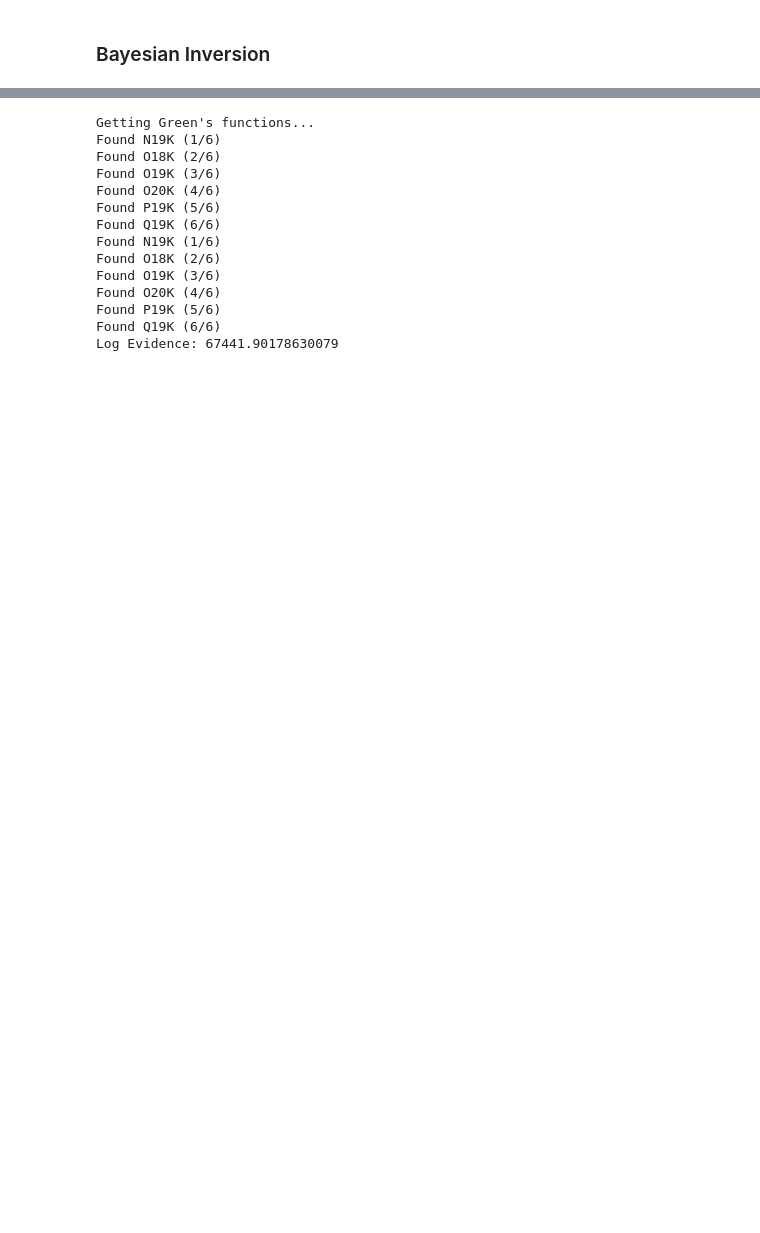
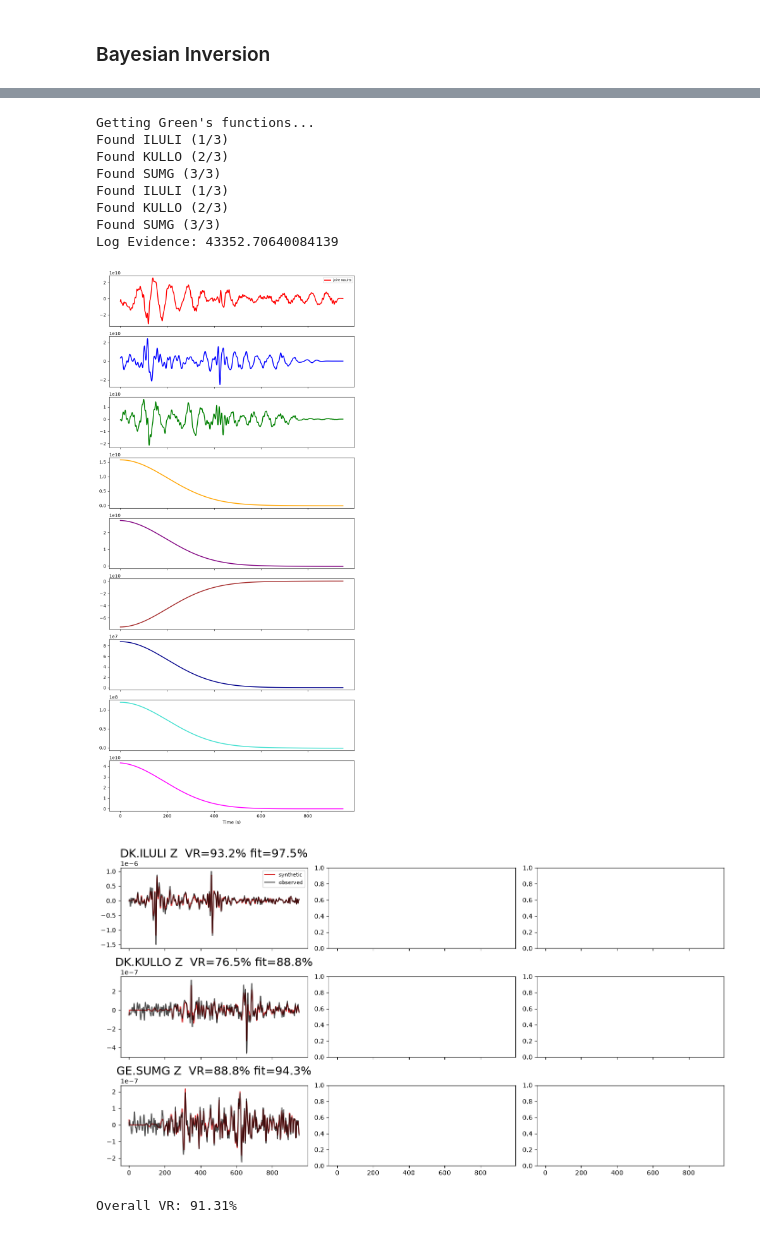
Before and after one commit to nia-marwaha/force_moment_inversion, a Jupyter notebook: real_data_example.ipynb, the cells around one changed output, grey strips where cells are left out. Saved outputs shown, nothing was run; the diff lists cells and outputs as text; code cells hidden in the pictures; blank space fills up the shorter version.

```diff
--- a/real_data_example.ipynb
+++ b/real_data_example.ipynb
@@ -247,47 +245,44 @@ Log Evidence: 63007.75499137881
 test = LSForce(data=data, data_sampling_rate=1, main_folder=main_folder)
 
 
 test.setup(
     period_range=PERIOD_RANGE,
     syngine_model='iasp91_2s',
     source_type='both',
     skip_datafilter=True
 )
 dt=1
 nugget=1e-8
 force_mag=5e10
 theta=299
 uncertainty_f=[.1, .1, .1]
 uncertainty_m=0.1
 mw=2.8
 corr_length_f=10
 corr_length_m=200
 n = test.G.shape[1]
 m_prior = np.zeros(n)
 m_both, Cm_post_both, _, _, _, bic_both, evidence_b=joint_bayesian(test, theta, force_mag, mw, uncertainty_f, uncertainty_m, dt, nugget, corr_length_f, corr_length_m, m_prior, noise_variances);
 component_labels = ['Z', 'N', 'E', 'Mrr', 'Mtt', 'Mpp', 'Mrt', 'Mrp', 'Mtp']
 given=[fake_force_z, fake_force_n, fake_force_e, fake_mrr, fake_mtt, fake_mpp, fake_mrt, fake_mrp, fake_mtp]
 joint_plots(component_labels, m_both, m_force, m_moment, Cm_post_both, dt, given, test='no');
 
 components = ['Z', 'R', 'T']
 st_obs_filt = test.data.st_proc.copy()
 stations = sorted(set((tr.stats.network, tr.stats.station) for tr in st_obs_filt))
-single_bayesian_forward(test, m_both, stations, components, st_obs_filt, 950);
+comparison(test, m_both, stations, components, st_obs_filt, 950);
 # %% [output]
 Getting Green's functions...
-Found N19K (1/6)
-Found O18K (2/6)
-Found O19K (3/6)
-Found O20K (4/6)
-Found P19K (5/6)
-Found Q19K (6/6)
-Found N19K (1/6)
-Found O18K (2/6)
-Found O19K (3/6)
-Found O20K (4/6)
-Found P19K (5/6)
-Found Q19K (6/6)
-Log Evidence: 67441.90178630079
+Found ILULI (1/3)
+Found KULLO (2/3)
+Found SUMG (3/3)
+Found ILULI (1/3)
+Found KULLO (2/3)
+Found SUMG (3/3)
+Log Evidence: 43352.70640084139
+[figure, added]
+[figure, added]
+Overall VR: 91.31%
 # %%
 #evidence comparison
 evidence_table = pd.DataFrame({
```
Also changed, not shown: parts of 5 cells of this notebook, 1 other file.
